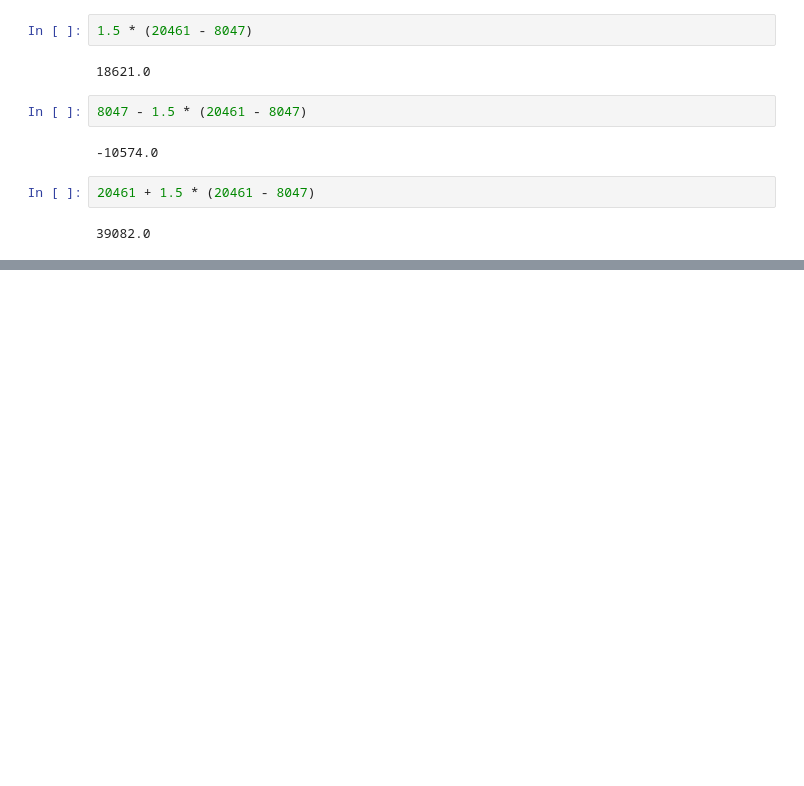
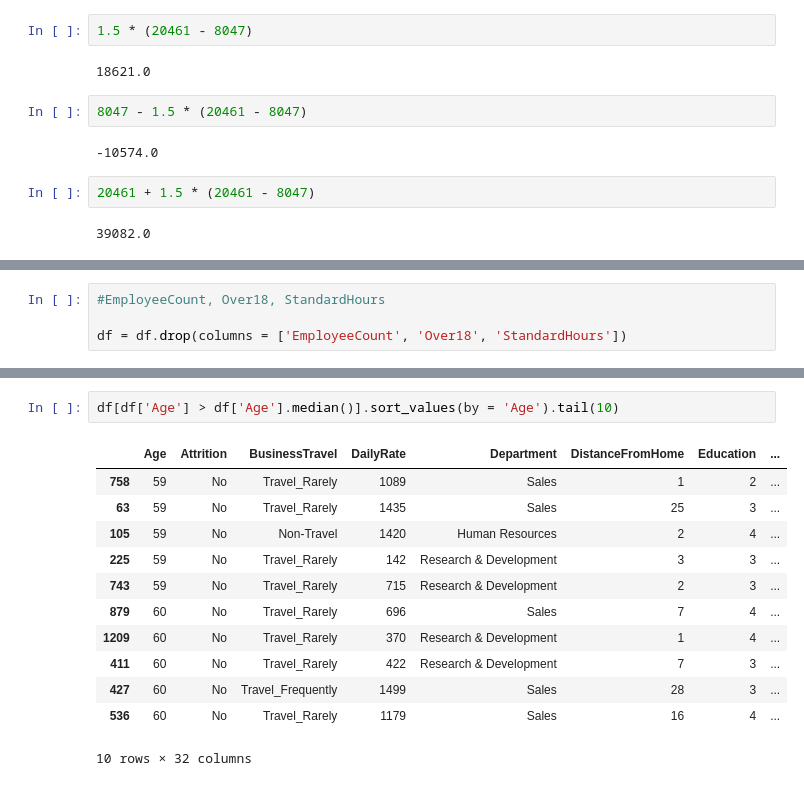
Before and after one commit to stephanyresque/projeto-IBM, a Jupyter notebook: projeto_IBM.ipynb, the cells around one changed output, grey strips where cells are left out. Saved outputs shown, nothing was run; the diff lists cells and outputs as text; blank space fills up the shorter version.

```diff
--- a/projeto_IBM.ipynb
+++ b/projeto_IBM.ipynb
@@ -367,0 +380,4 @@ with pd.option_context('float_format', '{:.2f}'.format,'display.max_columns', 35
+# %%
+#EmployeeCount, Over18, StandardHours
+
+df = df.drop(columns = ['EmployeeCount', 'Over18', 'StandardHours'])
@@ -367,0 +407,15 @@ with pd.option_context('float_format', '{:.2f}'.format,'display.max_columns', 35
+# %%
+df[df['Age'] > df['Age'].median()].sort_values(by = 'Age').tail(10)
+# %% [output]
+|  | Age | Attrition | BusinessTravel | DailyRate | Department | DistanceFromHome | Education | ... |
+| 758 | 59 | No | Travel_Rarely | 1089 | Sales | 1 | 2 | ... |
+| 63 | 59 | No | Travel_Rarely | 1435 | Sales | 25 | 3 | ... |
+| 105 | 59 | No | Non-Travel | 1420 | Human Resources | 2 | 4 | ... |
+| 225 | 59 | No | Travel_Rarely | 142 | Research & Development | 3 | 3 | ... |
+| 743 | 59 | No | Travel_Rarely | 715 | Research & Development | 2 | 3 | ... |
+| 879 | 60 | No | Travel_Rarely | 696 | Sales | 7 | 4 | ... |
+| 1209 | 60 | No | Travel_Rarely | 370 | Research & Development | 1 | 4 | ... |
+| 411 | 60 | No | Travel_Rarely | 422 | Research & Development | 7 | 3 | ... |
+| 427 | 60 | No | Travel_Frequently | 1499 | Sales | 28 | 3 | ... |
+| 536 | 60 | No | Travel_Rarely | 1179 | Sales | 16 | 4 | ... |
+10 rows × 32 columns
```
Also changed, not shown: parts of 18 cells of this notebook.
